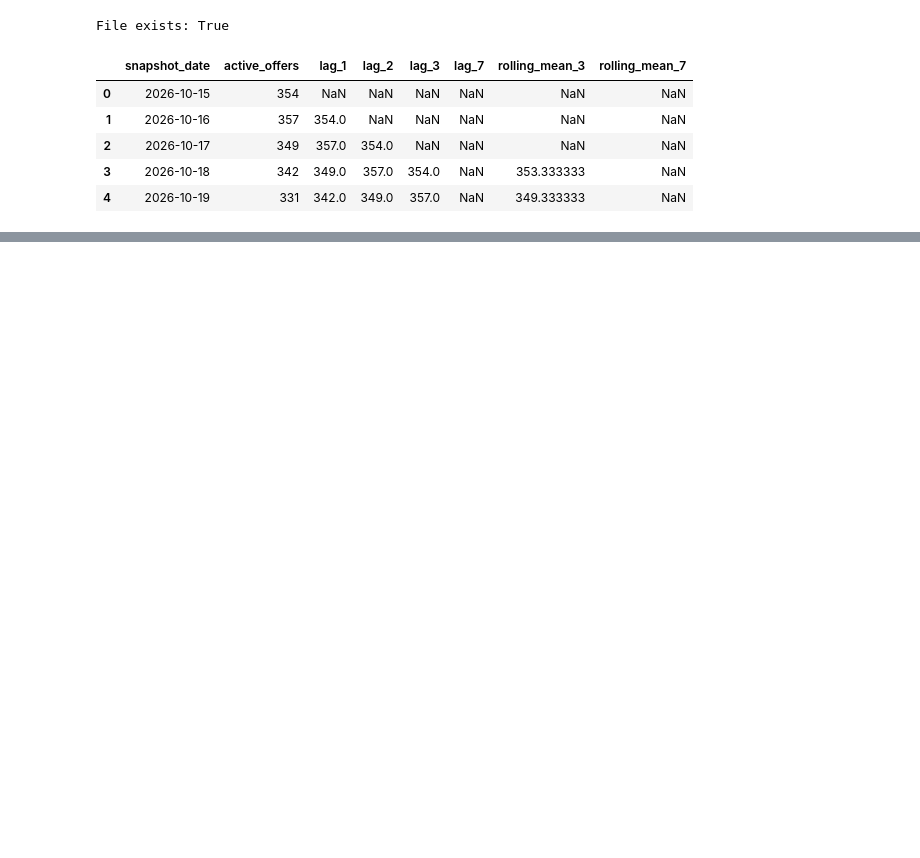
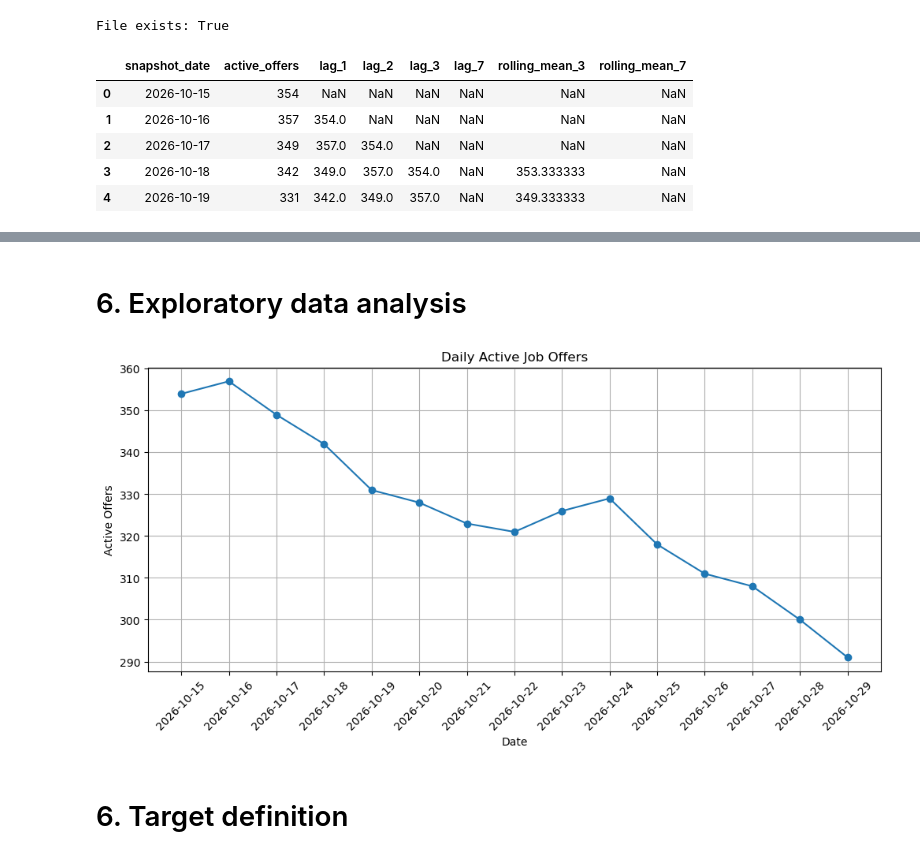
Before and after one commit to mkplwro/job-market-sql-pipeline, a Jupyter notebook: notebooks/01_forecasting_eda.ipynb.ipynb, the cells around one changed output, grey strips where cells are left out. Drawn from its saved outputs; the diff is of its cells as text; code cells hidden in the pictures; blank space fills up the shorter version.

Commit message:
feat: general overviev on data, standaraize project structure

```diff
--- a/notebooks/01_forecasting_eda.ipynb.ipynb
+++ b/notebooks/01_forecasting_eda.ipynb.ipynb
@@ -50,7 +56,7 @@ file_path = (
     Path("..")
     / "data"
     / "ml"
-    / "forecasting_dataset_2026-10-26.csv"
+    / "forecasting_dataset_2026-10-29.csv"
 )
 
 print("File exists:", file_path.exists())
@@ -85,0 +136,9 @@ memory usage: 900.0+ bytes
+# %%
+df["snapshot_date"] = pd.to_datetime(df["snapshot_date"], errors="coerce")
+
+print("Invalid dates:", df["snapshot_date"].isna().sum())
+print("Duplicate dates:", df["snapshot_date"].duplicated().sum())
+print("Chronologically sorted:", df["snapshot_date"].is_monotonic_increasing)
+
+dates = df["snapshot_date"].dropna().sort_values()
+print("Missing days:", dates.diff().gt(pd.Timedelta(days=1)).sum())
@@ -85,0 +150,10 @@ memory usage: 900.0+ bytes
+# %%
+df = df.sort_values("snapshot_date").reset_index(drop=True)
+
+for lag in [1, 2, 3, 7]:
+    expected = df["active_offers"].shift(lag)
+    print(f"lag_{lag}:", df[f"lag_{lag}"].equals(expected))
+
+for window in [3, 7]:
+    expected = df["active_offers"].shift(1).rolling(window).mean()
+    print(f"rolling_mean_{window}:", df[f"rolling_mean_{window}"].equals(expected))
@@ -85,0 +176,28 @@ memory usage: 900.0+ bytes
+# %%
+df["daily_change"] = df["active_offers"].diff()
+
+df["daily_change_pct"] = (
+    df["active_offers"].pct_change() * 100
+)
+# %% [markdown]
+# 6. Exploratory data analysis
+# %%
+plt.figure(figsize=(12, 5))
+
+plt.plot(
+    df["snapshot_date"],
+    df["active_offers"],
+    marker="o"
+)
+
+plt.title("Daily Active Job Offers")
+plt.xlabel("Date")
+plt.ylabel("Active Offers")
+plt.xticks(rotation=45)
+plt.grid(True)
+
+plt.show()
+# %% [output]
+[figure, added]
+# %% [markdown]
+# 6. Target definition
```
Also changed, not shown: parts of 12 cells of this notebook.
